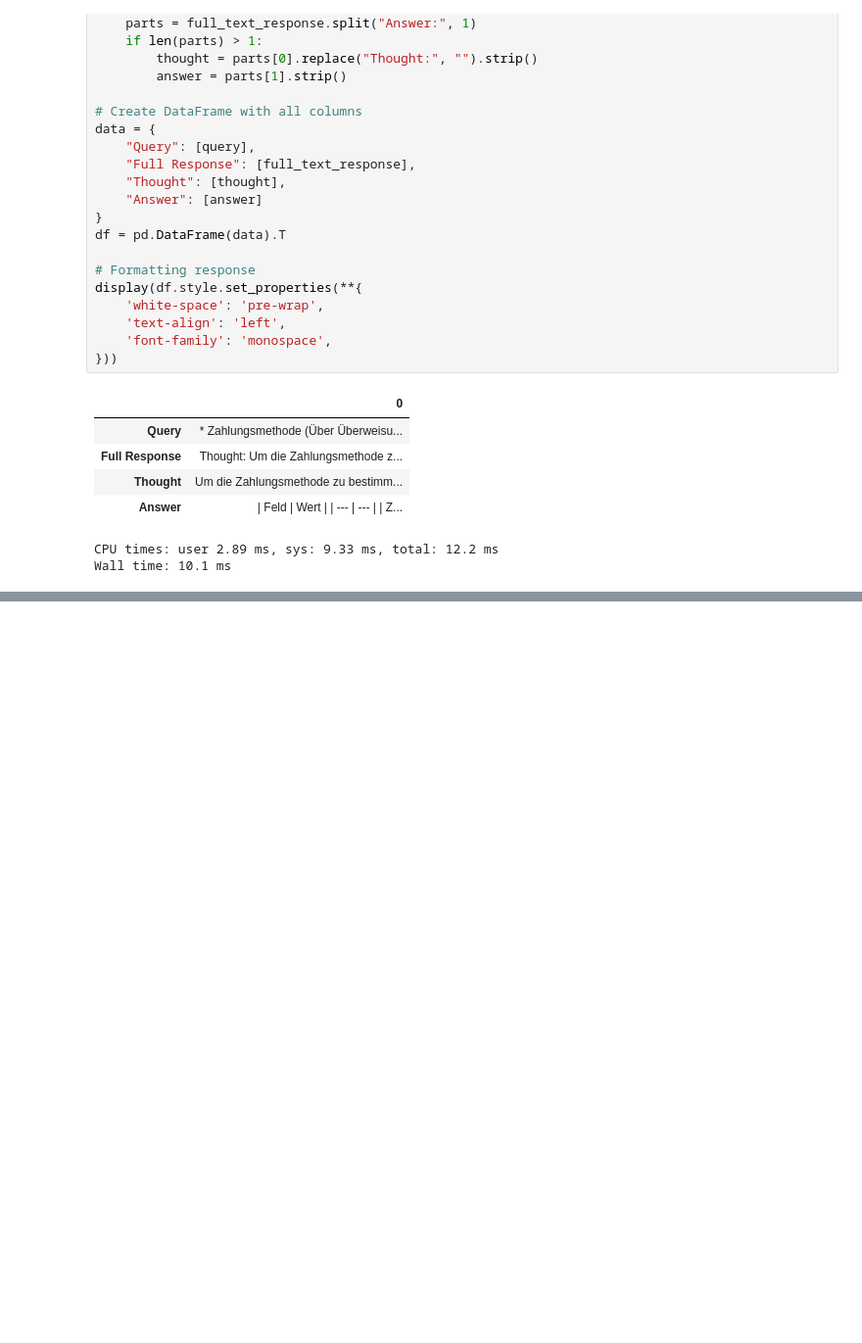
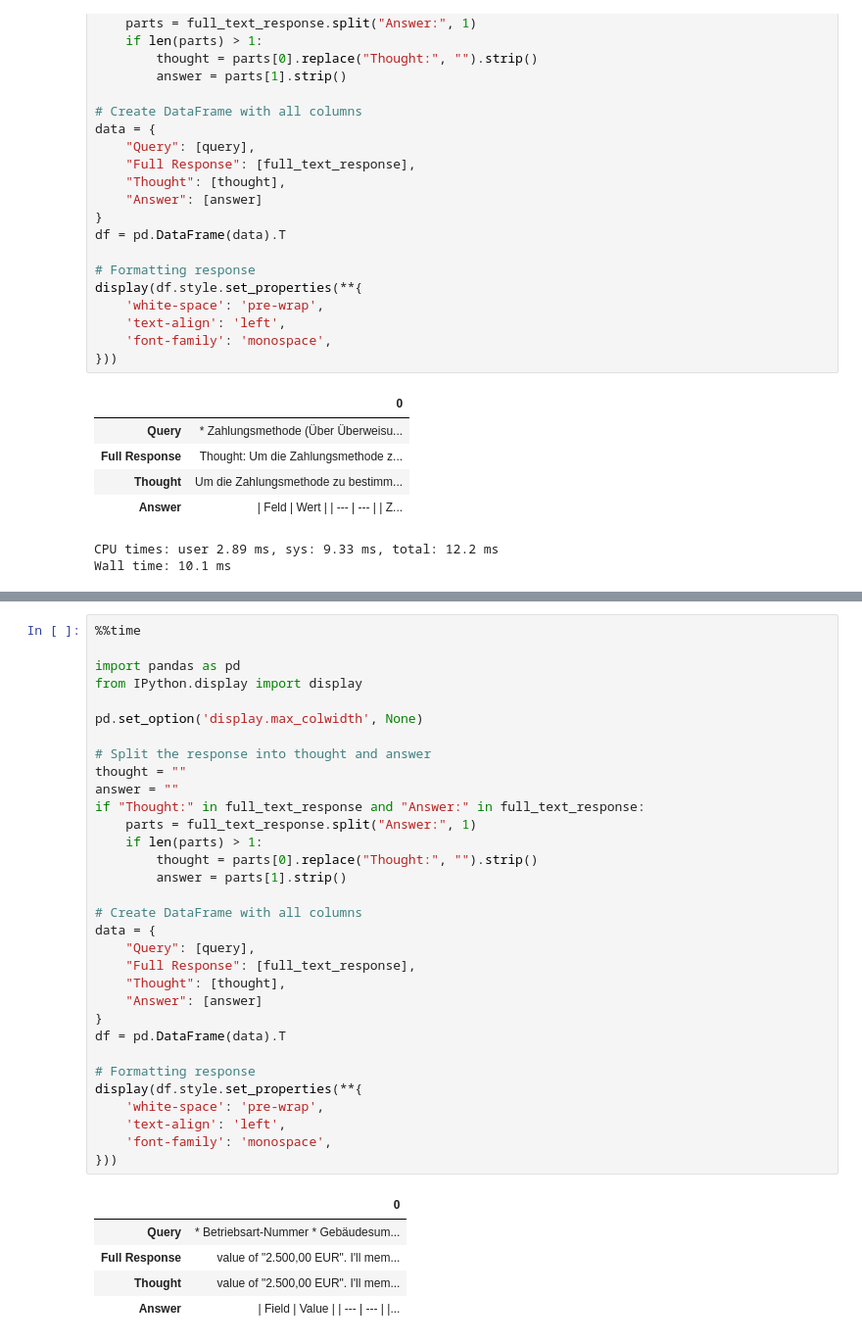
Before and after one commit to vuminhle1997/llama-rag, a Jupyter notebook: notebooks/[Use-Case-D]Text-Extraction.ipynb, the cells around one changed output, grey strips where cells are left out. Shown at 98% size. Drawn from its saved outputs; the diff is of its cells as text; blank space fills up the shorter version.

```diff
--- a/notebooks/[Use-Case-D]Text-Extraction.ipynb
+++ b/notebooks/[Use-Case-D]Text-Extraction.ipynb
@@ -741,0 +824,38 @@ Wall time: 10.1 ms
+# %%
+%%time
+
+import pandas as pd
+from IPython.display import display
+
+pd.set_option('display.max_colwidth', None)
+
+# Split the response into thought and answer
+thought = ""
+answer = ""
+if "Thought:" in full_text_response and "Answer:" in full_text_response:
+    parts = full_text_response.split("Answer:", 1)
+    if len(parts) > 1:
+        thought = parts[0].replace("Thought:", "").strip()
+        answer = parts[1].strip()
+
+# Create DataFrame with all columns
+data = {
+    "Query": [query],
+    "Full Response": [full_text_response],
+    "Thought": [thought],
+    "Answer": [answer]
+}
+df = pd.DataFrame(data).T
+
+# Formatting response
+display(df.style.set_properties(**{
+    'white-space': 'pre-wrap',
+    'text-align': 'left',
+    'font-family': 'monospace',
+}))
+# %% [output]
+|  | 0 |
+| Query | * Betriebsart-Nummer * Gebäudesum... |
+| Full Response | value of "2.500,00 EUR". I'll mem... |
+| Thought | value of "2.500,00 EUR". I'll mem... |
+| Answer | | Field | Value | | --- | --- | |... |
```
Also changed, not shown: parts of 3 cells of this notebook, 1 other file.
